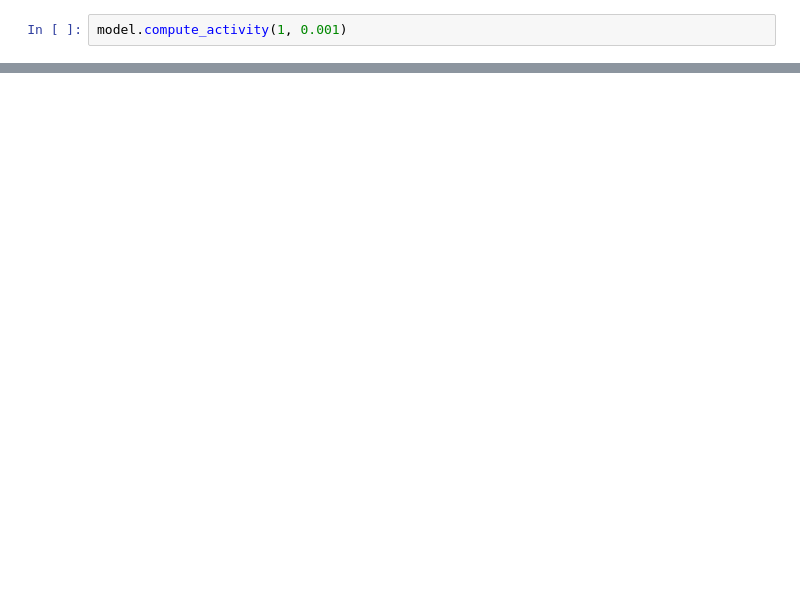
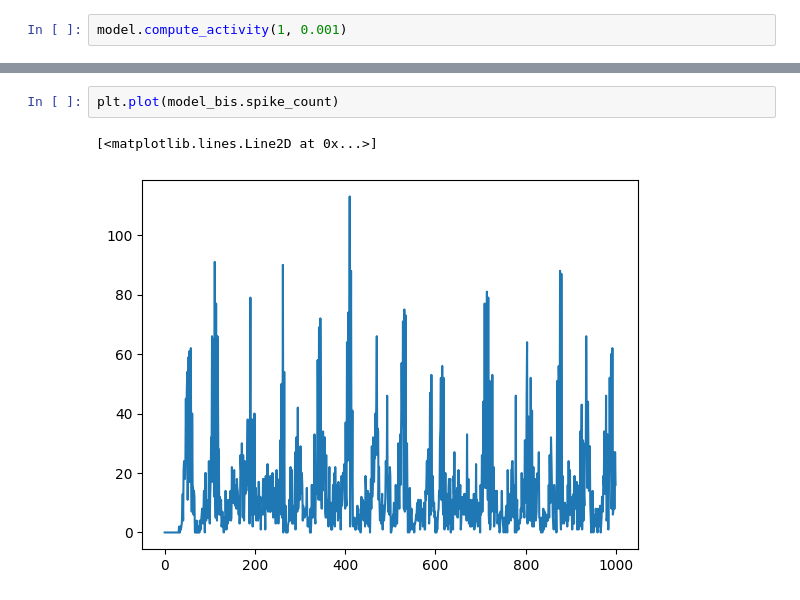
Before and after one commit to zeynoozkaya/burst_model, a Jupyter notebook: BrunelModel.ipynb, the cells around one changed output, grey strips where cells are left out. Drawn from its saved outputs; the diff is of its cells as text; blank space fills up the shorter version.

```diff
--- a/BrunelModel.ipynb
+++ b/BrunelModel.ipynb
@@ -114,0 +205,5 @@ plt.plot(neuron.V)
+# %%
+plt.plot(model_bis.spike_count)
+# %% [output]
+[<matplotlib.lines.Line2D at 0x...>]
+[figure, added]
```
Also changed, not shown: parts of 9 cells of this notebook.
